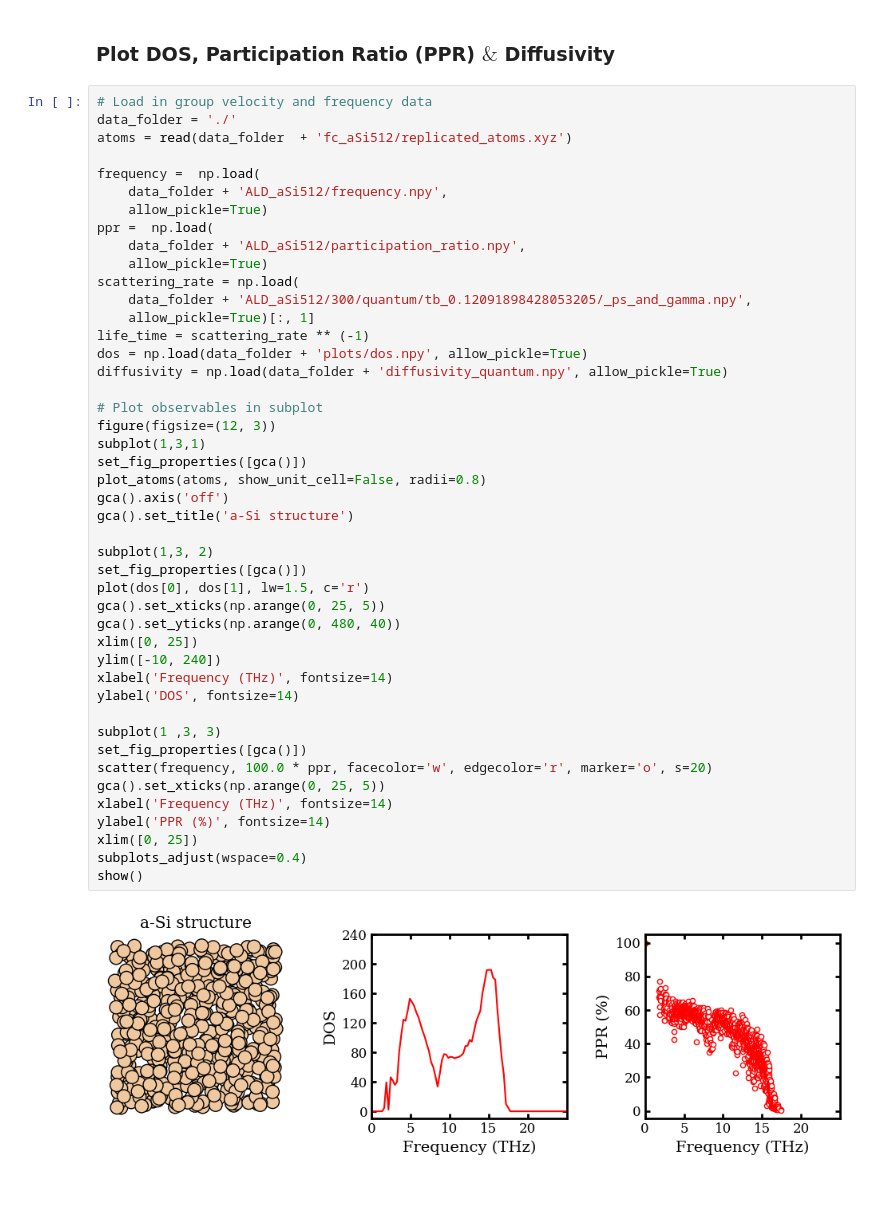
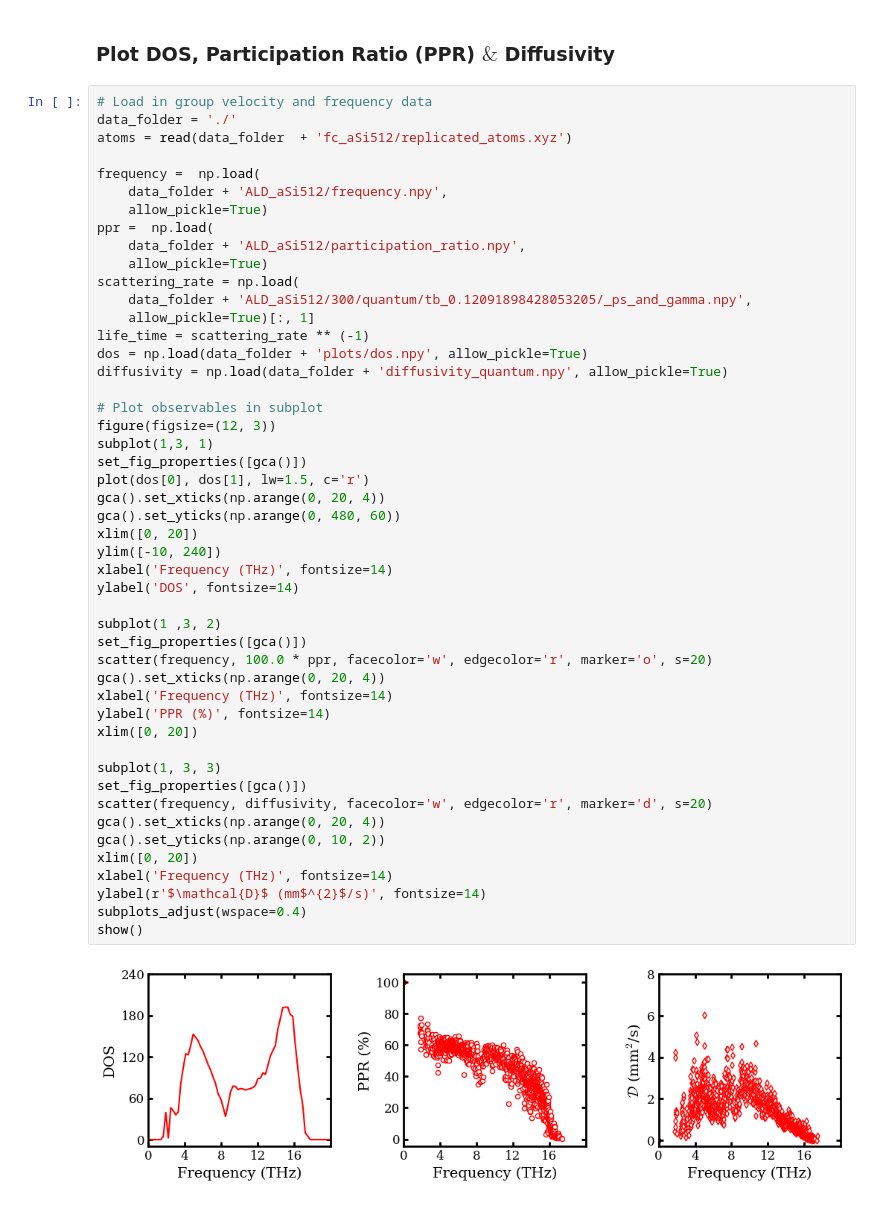
Before and after one commit to nanotheorygroup/kaldo-examples, a Jupyter notebook: docsource/empirical_potentials/amorphous_silicon_Tersoff_LAMMPS.ipynb, the cells around one changed output. Drawn from its saved outputs; the diff is of its cells as text.

```diff
--- a/docsource/empirical_potentials/amorphous_silicon_Tersoff_LAMMPS.ipynb
+++ b/docsource/empirical_potentials/amorphous_silicon_Tersoff_LAMMPS.ipynb
@@ -84,45 +84,48 @@ data_folder = './'
 atoms = read(data_folder  + 'fc_aSi512/replicated_atoms.xyz')
 
 frequency =  np.load(
     data_folder + 'ALD_aSi512/frequency.npy',
     allow_pickle=True)
 ppr =  np.load(
     data_folder + 'ALD_aSi512/participation_ratio.npy',
     allow_pickle=True)
 scattering_rate = np.load(
     data_folder + 'ALD_aSi512/300/quantum/tb_0.12091898428053205/_ps_and_gamma.npy',
     allow_pickle=True)[:, 1]
 life_time = scattering_rate ** (-1)
 dos = np.load(data_folder + 'plots/dos.npy', allow_pickle=True)
 diffusivity = np.load(data_folder + 'diffusivity_quantum.npy', allow_pickle=True)
 
 # Plot observables in subplot
 figure(figsize=(12, 3))
-subplot(1,3,1)
-set_fig_properties([gca()])
-plot_atoms(atoms, show_unit_cell=False, radii=0.8)
-gca().axis('off')
-gca().set_title('a-Si structure')
-
-subplot(1,3, 2)
+subplot(1,3, 1)
 set_fig_properties([gca()])
 plot(dos[0], dos[1], lw=1.5, c='r')
-gca().set_xticks(np.arange(0, 25, 5))
-gca().set_yticks(np.arange(0, 480, 40))
-xlim([0, 25])
+gca().set_xticks(np.arange(0, 20, 4))
+gca().set_yticks(np.arange(0, 480, 60))
+xlim([0, 20])
 ylim([-10, 240])
 xlabel('Frequency (THz)', fontsize=14)
 ylabel('DOS', fontsize=14)
 
-subplot(1 ,3, 3)
+subplot(1 ,3, 2)
 set_fig_properties([gca()])
 scatter(frequency, 100.0 * ppr, facecolor='w', edgecolor='r', marker='o', s=20)
-gca().set_xticks(np.arange(0, 25, 5))
+gca().set_xticks(np.arange(0, 20, 4))
 xlabel('Frequency (THz)', fontsize=14)
 ylabel('PPR (%)', fontsize=14)
-xlim([0, 25])
+xlim([0, 20])
+
+subplot(1, 3, 3)
+set_fig_properties([gca()])
+scatter(frequency, diffusivity, facecolor='w', edgecolor='r', marker='d', s=20)
+gca().set_xticks(np.arange(0, 20, 4))
+gca().set_yticks(np.arange(0, 10, 2))
+xlim([0, 20])
+xlabel('Frequency (THz)', fontsize=14)
+ylabel(r'$\mathcal{D}$ (mm$^{2}$/s)', fontsize=14)
 subplots_adjust(wspace=0.4)
 show()
 # %% [output]
-[figure, old version]
+[figure, new version]
 # %% [markdown]
```
Also changed, not shown: parts of 2 cells of this notebook, 9 other files.
